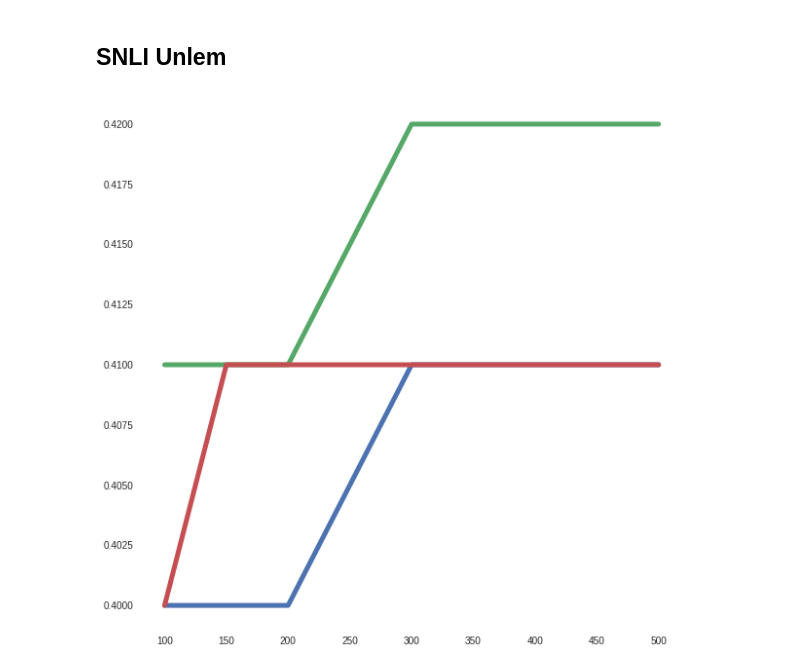
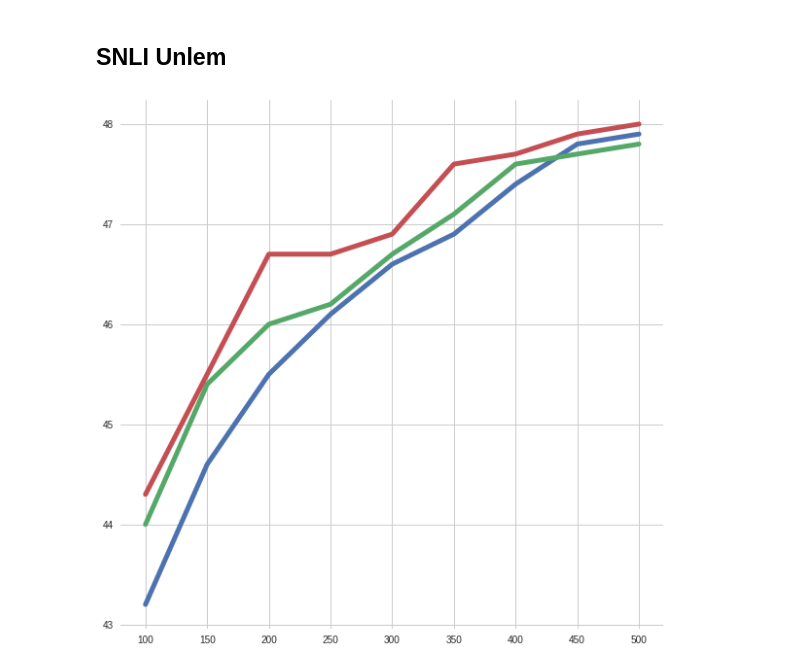
Before and after one commit to bakarov/2ch2vec, a Jupyter notebook: snli/result_plot.ipynb, the cells around one changed output. Drawn from its saved outputs; the diff is of its cells as text; code cells hidden in the pictures.

```diff
--- a/snli/result_plot.ipynb
+++ b/snli/result_plot.ipynb
@@ -41,19 +41,19 @@ plt.show()
 # %%
 set_plt_params()
 
-dimensions = [500, 400, 300, 200, 150, 100]
-CBOW = [0.41, 0.41, 0.41, 0.4, 0.4, 0.4]
-Skipgram = [0.42, 0.42, 0.42, 0.41, 0.41, 0.41]
-Swivel = [0.41, 0.41, 0.41, 0.41, 0.41, 0.4]
+dimensions = [100, 150, 200, 250, 300, 350, 400, 450, 500]
+CBOW = [43.2, 44.6, 45.5, 46.1, 46.6, 46.9, 47.4, 47.8, 47.9]
+Skipgram = [44.0, 45.4, 46.0, 46.2, 46.7, 47.1, 47.6, 47.7, 47.8]
+Swivel = [44.3, 45.5, 46.7, 46.7, 46.9, 47.6, 47.7, 47.9, 48.0]
 
 
 plt.plot(dimensions, CBOW, linewidth=5)
 plt.plot(dimensions, Skipgram, linewidth=5)
 plt.plot(dimensions, Swivel, linewidth=5)
 
 #plt.legend(loc='lower center', bbox_to_anchor=(1,1), prop={'size':30})
 plt.plot()
-plt.savefig('results.png', bbox_inches='tight')
+plt.savefig('results_snli.png', bbox_inches='tight')
 plt.show()
 # %% [output]
-[figure, old version]
+[figure, new version]
```
Also changed, not shown: parts of 1 cell of this notebook.
